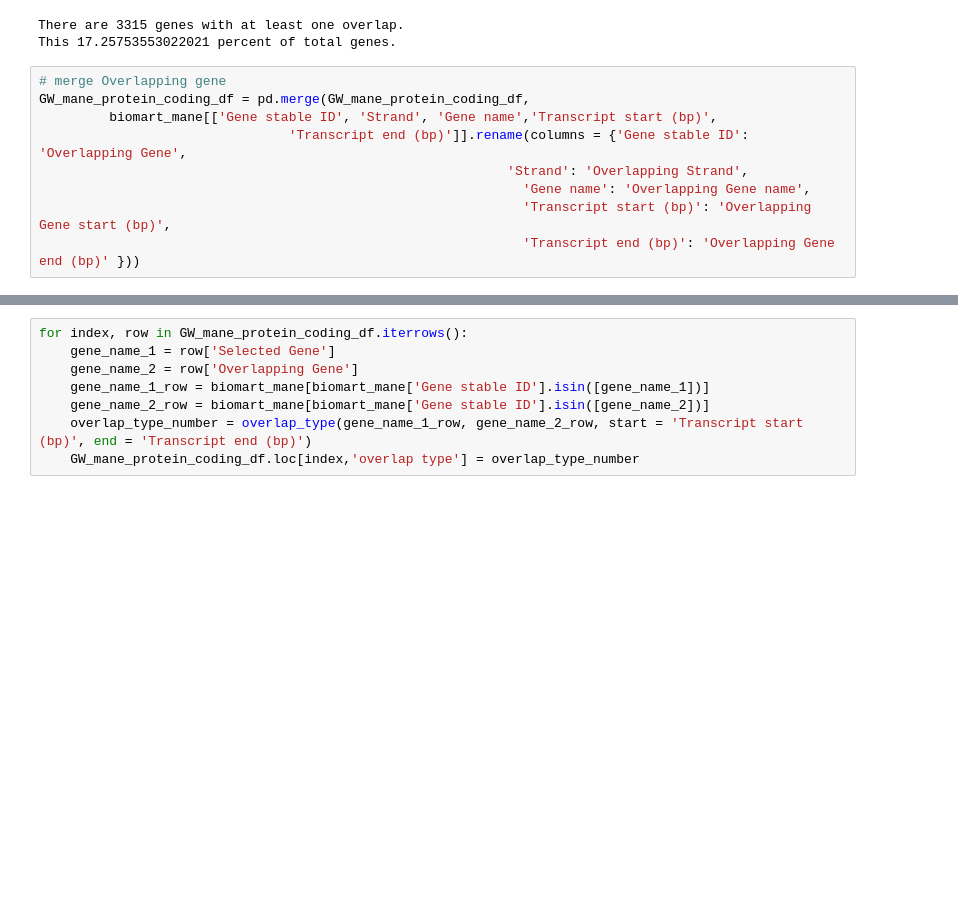
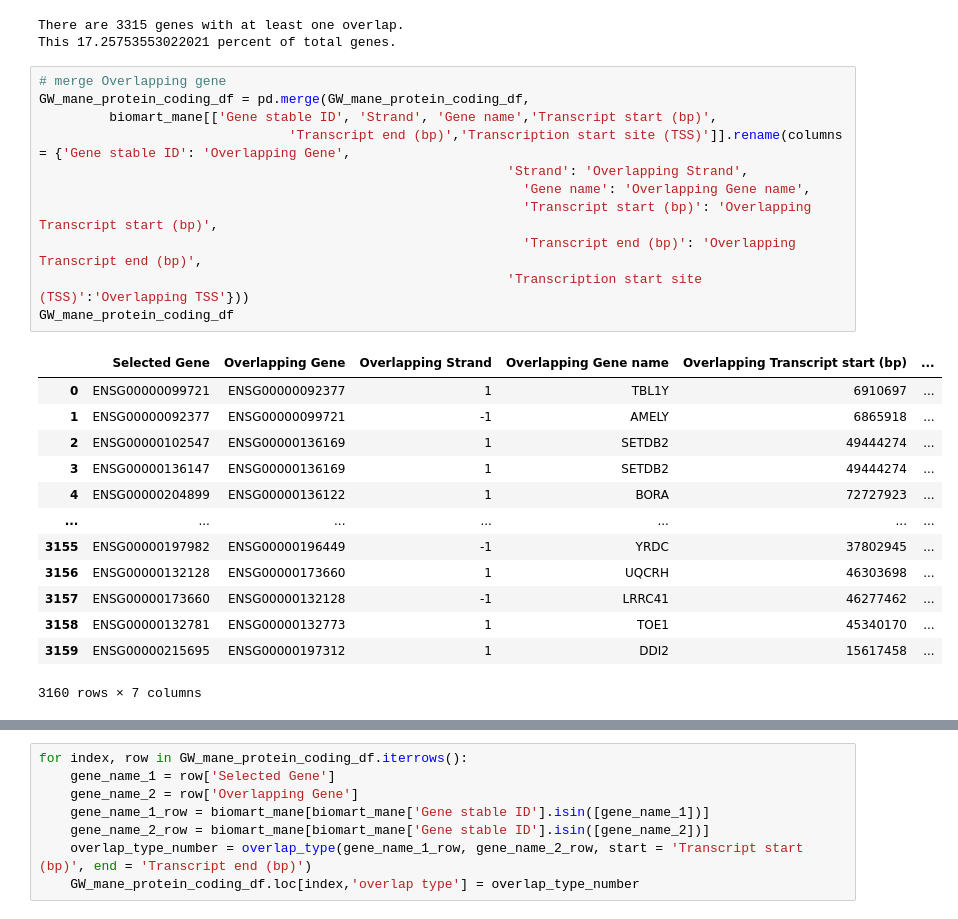
Before and after one commit to ssrikant2/CRISPRi_manuscript, a Jupyter notebook: Notebooks/08-CRISPRi Challenges/04_Gene_Overlap.ipynb, the cells around one changed output, grey strips where cells are left out. Saved outputs shown, nothing was run; the diff lists cells and outputs as text; blank space fills up the shorter version.

```diff
--- a/Notebooks/08-CRISPRi Challenges/04_Gene_Overlap.ipynb
+++ b/Notebooks/08-CRISPRi Challenges/04_Gene_Overlap.ipynb
@@ -321,12 +321,28 @@ This 17.25753553022021 percent of total genes.
 # %%
 # merge Overlapping gene
 GW_mane_protein_coding_df = pd.merge(GW_mane_protein_coding_df,
          biomart_mane[['Gene stable ID', 'Strand', 'Gene name','Transcript start (bp)',
-                                'Transcript end (bp)']].rename(columns = {'Gene stable ID': 'Overlapping Gene',
+                                'Transcript end (bp)','Transcription start site (TSS)']].rename(columns = {'Gene stable ID': 'Overlapping Gene',
                                                             'Strand': 'Overlapping Strand',
                                                               'Gene name': 'Overlapping Gene name',
-                                                              'Transcript start (bp)': 'Overlapping Gene start (bp)',
-                                                              'Transcript end (bp)': 'Overlapping Gene end (bp)' }))
+                                                              'Transcript start (bp)': 'Overlapping Transcript start (bp)',
+                                                              'Transcript end (bp)': 'Overlapping Transcript end (bp)',
+                                                            'Transcription start site (TSS)':'Overlapping TSS'}))
+GW_mane_protein_coding_df
+# %% [output]
+|  | Selected Gene | Overlapping Gene | Overlapping Strand | Overlapping Gene name | Overlapping Transcript start (bp) | ... |
+| 0 | ENSG00000099721 | ENSG00000092377 | 1 | TBL1Y | 6910697 | ... |
+| 1 | ENSG00000092377 | ENSG00000099721 | -1 | AMELY | 6865918 | ... |
+| 2 | ENSG00000102547 | ENSG00000136169 | 1 | SETDB2 | 49444274 | ... |
+| 3 | ENSG00000136147 | ENSG00000136169 | 1 | SETDB2 | 49444274 | ... |
+| 4 | ENSG00000204899 | ENSG00000136122 | 1 | BORA | 72727923 | ... |
+| ... | ... | ... | ... | ... | ... | ... |
+| 3155 | ENSG00000197982 | ENSG00000196449 | -1 | YRDC | 37802945 | ... |
+| 3156 | ENSG00000132128 | ENSG00000173660 | 1 | UQCRH | 46303698 | ... |
+| 3157 | ENSG00000173660 | ENSG00000132128 | -1 | LRRC41 | 46277462 | ... |
+| 3158 | ENSG00000132781 | ENSG00000132773 | 1 | TOE1 | 45340170 | ... |
+| 3159 | ENSG00000215695 | ENSG00000197312 | 1 | DDI2 | 15617458 | ... |
+3160 rows × 7 columns
 # %%
 # merge Selected gene
 GW_mane_protein_coding_df = pd.merge(GW_mane_protein_coding_df,
```
Also changed, not shown: parts of 5 cells of this notebook, 2 other files.
